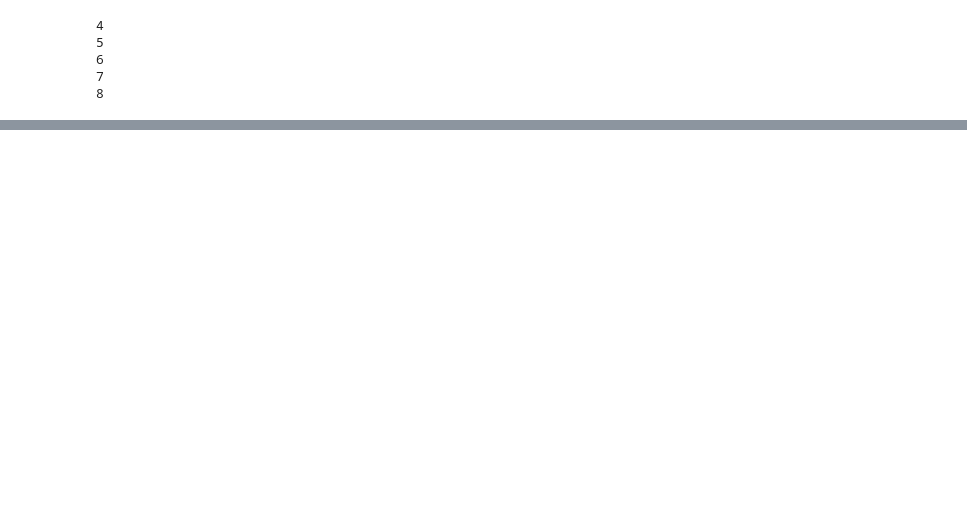
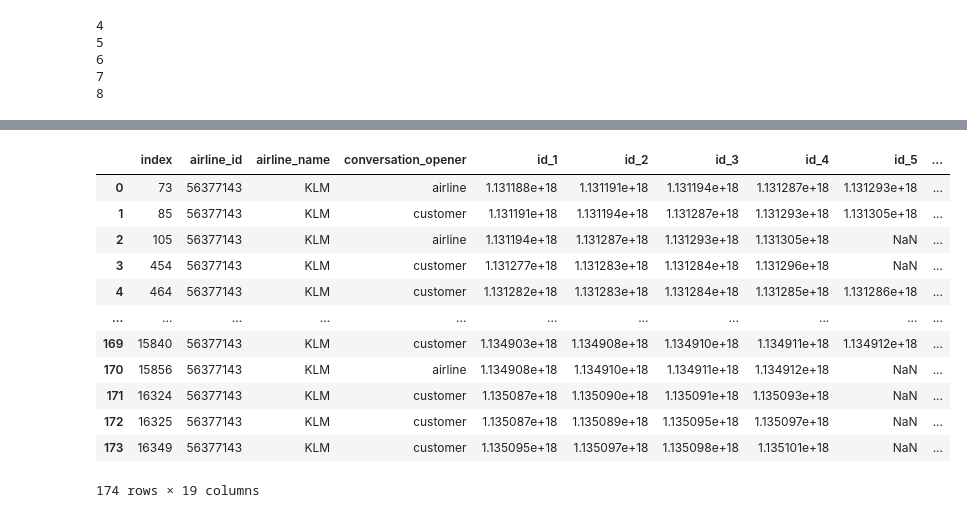
Before and after one commit to PhatLeBao-Phat/dbl-group-3, a Jupyter notebook: conversation.ipynb, the cells around one changed output, grey strips where cells are left out. Drawn from its saved outputs; the diff is of its cells as text; code cells hidden in the pictures; blank space fills up the shorter version.

```diff
--- a/conversation.ipynb
+++ b/conversation.ipynb
@@ -169,0 +273,17 @@ conversation
+# %%
+convo_snip=convo_snip1
+convo_snip.reset_index()
+# %% [output]
+|  | index | airline_id | airline_name | conversation_opener | id_1 | id_2 | id_3 | id_4 | id_5 | ... |
+| 0 | 73 | 56377143 | KLM | airline | 1.131188e+18 | 1.131191e+18 | 1.131194e+18 | 1.131287e+18 | 1.131293e+18 | ... |
+| 1 | 85 | 56377143 | KLM | customer | 1.131191e+18 | 1.131194e+18 | 1.131287e+18 | 1.131293e+18 | 1.131305e+18 | ... |
+| 2 | 105 | 56377143 | KLM | airline | 1.131194e+18 | 1.131287e+18 | 1.131293e+18 | 1.131305e+18 | NaN | ... |
+| 3 | 454 | 56377143 | KLM | customer | 1.131277e+18 | 1.131283e+18 | 1.131284e+18 | 1.131296e+18 | NaN | ... |
+| 4 | 464 | 56377143 | KLM | customer | 1.131282e+18 | 1.131283e+18 | 1.131284e+18 | 1.131285e+18 | 1.131286e+18 | ... |
+| ... | ... | ... | ... | ... | ... | ... | ... | ... | ... | ... |
+| 169 | 15840 | 56377143 | KLM | customer | 1.134903e+18 | 1.134908e+18 | 1.134910e+18 | 1.134911e+18 | 1.134912e+18 | ... |
+| 170 | 15856 | 56377143 | KLM | airline | 1.134908e+18 | 1.134910e+18 | 1.134911e+18 | 1.134912e+18 | NaN | ... |
+| 171 | 16324 | 56377143 | KLM | customer | 1.135087e+18 | 1.135090e+18 | 1.135091e+18 | 1.135093e+18 | NaN | ... |
+| 172 | 16325 | 56377143 | KLM | customer | 1.135087e+18 | 1.135089e+18 | 1.135095e+18 | 1.135097e+18 | NaN | ... |
+| 173 | 16349 | 56377143 | KLM | customer | 1.135095e+18 | 1.135097e+18 | 1.135098e+18 | 1.135101e+18 | NaN | ... |
+174 rows × 19 columns
```
Also changed, not shown: parts of 13 cells of this notebook.
